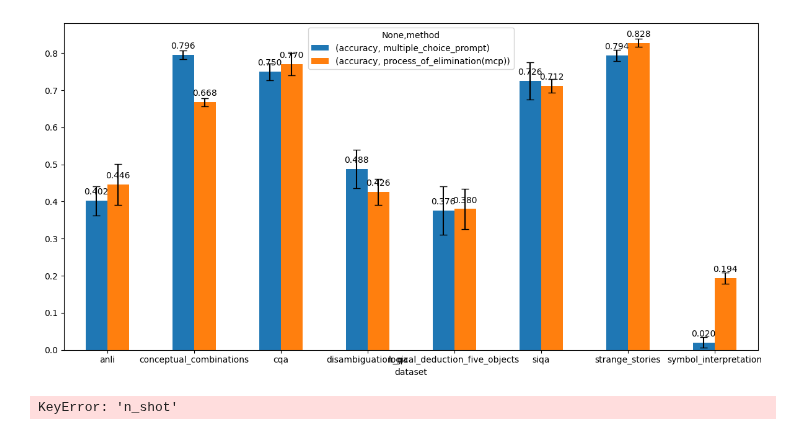
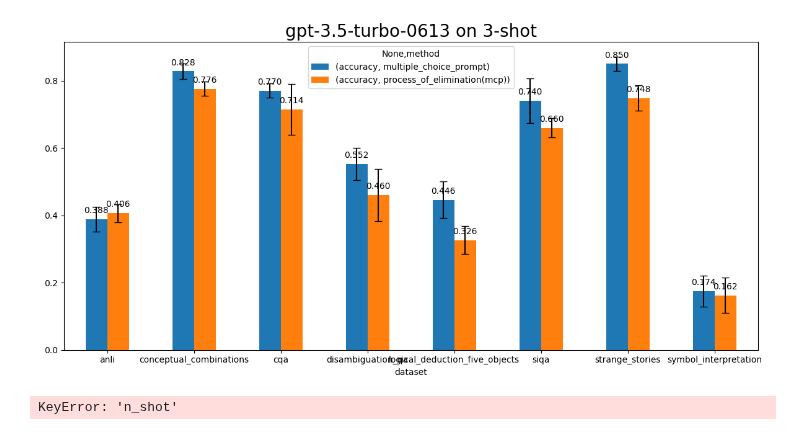
Before and after one commit to KasMasVan/csr_exp_resource_index, a Jupyter notebook: results/llm/llm.ipynb, the cells around one changed output. Cells and saved outputs as stored; diff of their text form; code cells hidden in the pictures.

```diff
--- a/results/llm/llm.ipynb
+++ b/results/llm/llm.ipynb
@@ -12,38 +12,43 @@ cot_path = f"./gpt-3.5-turbo-0613.csv"
 cot_df = pd.read_csv(cot_path)
 
 cot_df = cot_df.drop_duplicates()
-cot_df = cot_df.drop(columns=["model_family", "checkpoint", "batch_size", "loading_precision", "seed", "sample", "scoring_method", "prompting_method", "mask_strategy", "mask_accuracy", "n_shot"])
+model = cot_df['model_family'].unique()[0]
+cot_df = cot_df.drop(columns=["model_family", "checkpoint", "batch_size", "loading_precision", "seed", "sample", "scoring_method", "prompting_method", "mask_strategy", "mask_accuracy"])
 # cot_df = cot_df.drop(columns=["checkpoint", "batch_size", "loading_precision", "seed", "sample", "scoring_method", "prompting_method", "mask_strategy", "mask_accuracy"])
 # cot_df = cot_df.drop(columns=["model_family", "checkpoint", "batch_size", "loading_precision", "seed", "sample", "scoring_method", "prompting_method", "mask_strategy", "mask_accuracy"])
-# cot_df.to_csv("llm.csv")
+# cot_df.to_csv(f"{model}_cot.csv", index=False)
 # %%
 datasets = ["logical_deduction_five_objects",
             "conceptual_combinations",
             "strange_stories",
             "symbol_interpretation",
             "cqa",
             "siqa",
             "anli",
             "disambiguation_qa",
             ]
-# datasets = ["cqa", "siqa"]
-vis_df = cot_df[cot_df["dataset"].isin(datasets)]
+n_shot = 3 # 3
+vis_df = cot_df[cot_df["dataset"].isin(datasets) & (cot_df["n_shot"] == n_shot)]
+# drop n_shot column
+vis_df = vis_df.drop(columns=["n_shot"])
 
 fig, ax = plt.subplots(figsize=(12, 6))
 
 vis_df = vis_df.groupby(['dataset', 'method'])
 # vis_df = vis_df.groupby(['dataset', 'n_shot', 'method'])
 vis_mean = vis_df.mean().unstack()
 vis_std = vis_df.std().unstack()
 
 vis_mean.plot.bar(yerr=vis_std, ax=ax, capsize=4, rot=0,)
+# add title
+ax.set_title(f"{model} on {n_shot}-shot", fontsize=20)
 # plot numbers on each bar
 for p in ax.patches:
     ax.annotate(f"{p.get_height():.3f}", (p.get_x() + p.get_width() / 2., p.get_height()), ha='center', va='center', xytext=(0, 10), textcoords='offset points')
 plt.tight_layout()
-# plt.savefig("llm.png", dpi=300, bbox_inches='tight')
+plt.savefig(f"{model}_{n_shot}_shot.png")
 # %% [output]
-[figure, old version]
+[figure, new version]
 # %%
 datasets = ["cqa", "siqa"]
 n_shot = 0
```
Also changed, not shown: 13 other files.
